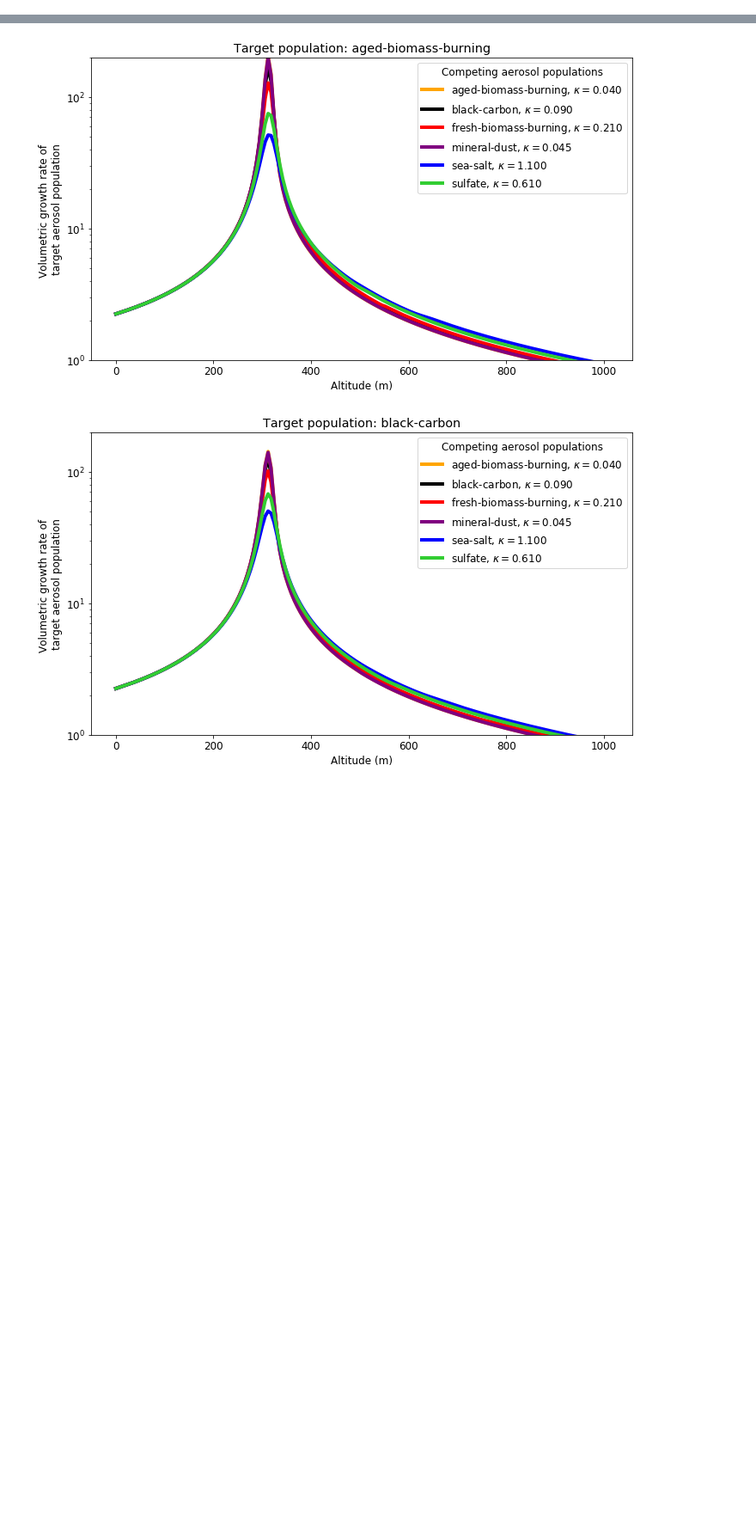
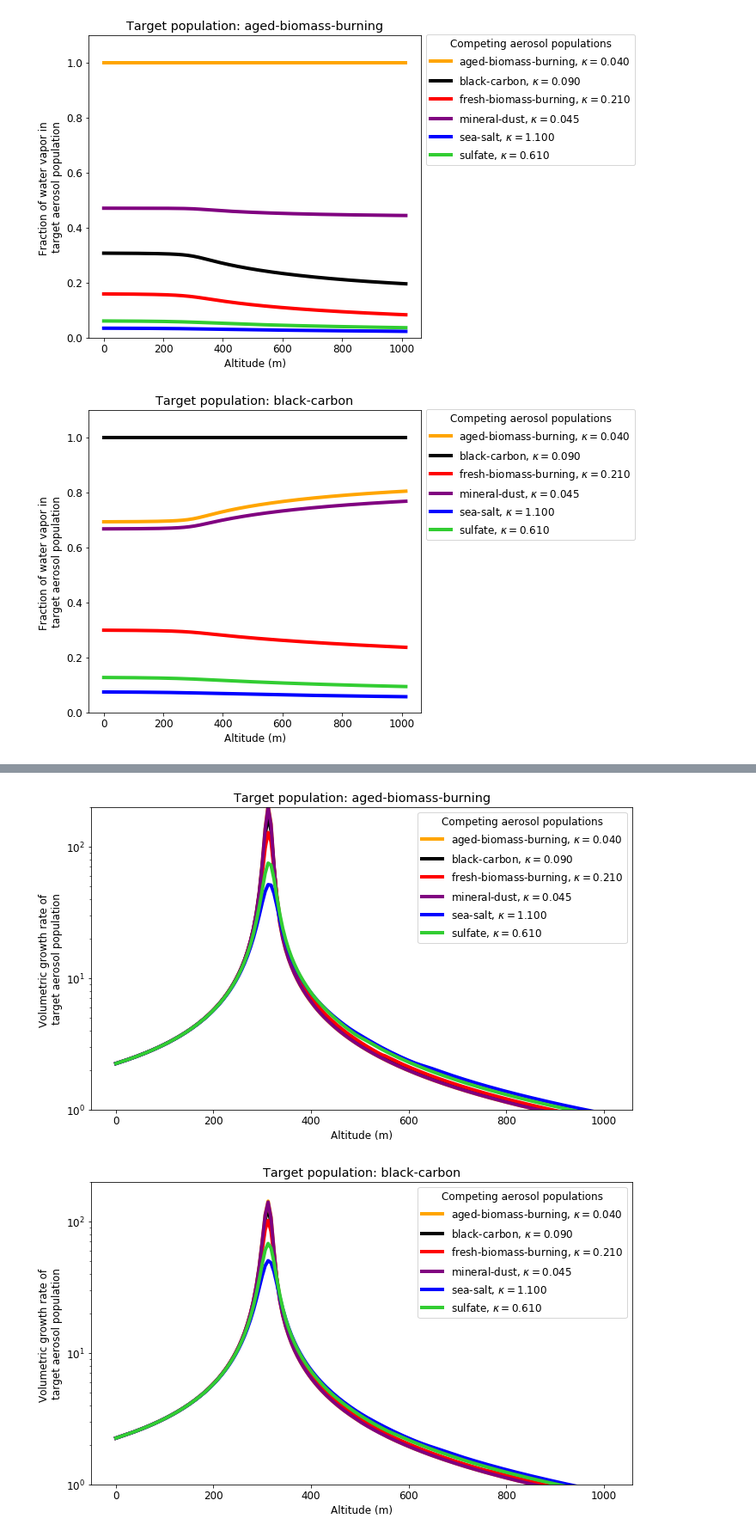
Before and after one commit to claresinger/pyrcel, a Jupyter notebook: clare/test_compete.ipynb, the cells around one changed output, grey strips where cells are left out. Shown at 86% size. Drawn from its saved outputs; the diff is of its cells as text; code cells hidden in the pictures; blank space fills up the shorter version.

```diff
--- a/clare/test_compete.ipynb
+++ b/clare/test_compete.ipynb
@@ -219,0 +207,69 @@ plt.close()
+# %%
+# loop over aerosol species
+for s,species in enumerate(names):
+    # create figure for plotting
+    fig = plt.figure(figsize=(10,6))
+
+    # loop over parcels
+    for i,atrace in enumerate(aerosol_trace_list):
+        ptrace = parcel_trace_list[i]
+        init = init_aerosols_list[i]
+
+        #initialize lists
+        water_vols = list()
+        rates = list()
+
+        # loop over aerosol pops in parcel
+        for j,name in enumerate(atrace):
+            N = init[j].Nis
+            rd = init[j].r_drys
+            r = atrace[name].values
+
+            # compute total volume of population
+            vol = clc.calc_tot_vol(r,N)
+            vdry = clc.calc_tot_vol(rd,N)
+            growth_rate = np.diff(vol)/vol[0:-1]*100
+            water_vol = vol - vdry
+
+            # add to list
+            rates.append(growth_rate)
+            water_vols.append(water_vol)
+
+        # compute fraction of water vapor in each population
+        water_vols = np.array(water_vols)
+        tot_water = sum(water_vols)
+        frac_water = water_vols/tot_water
+
+        # loop over aerosol pops in parcel
+        keys = list(atrace.keys())
+        for j,name in enumerate(atrace):
+            # check if target species for plot
+            if name == species:
+                if len(keys) == 1:
+                    othername = species
+                else:
+                    othername = keys[j-1]
+                label = othername+", $\kappa={:.3f}$".format(init[j-1].kappa)
+                alt = ptrace["z"]
+                plt.plot(alt,frac_water[j,:],'-', lw=4, color=cols[othername], label=label)
+
+    # set plot parameters
+    plt.title("Target population: "+species)
+    plt.ylim([0,1.1])
+    plt.xlabel("Altitude (m)")
+    plt.ylabel("Fraction of water vapor in \ntarget aerosol population")
+
+    # sort legend alphabetically
+    ax=plt.gca()
+    handles, labels = ax.get_legend_handles_labels()
+    labels, handles = zip(*sorted(zip(labels, handles), key=lambda t: t[0]))
+    ax.legend(handles, labels, title="Competing aerosol populations", loc='top right', bbox_to_anchor=(1.0, 1.02))
+
+    plt.rcParams.update({'font.size': 12})
+    plt.tight_layout()
+    plt.savefig("./figs/competition_updraft-limited/water_frac_"+species+".png",dpi=300)
+    plt.show()
+    plt.close()
+# %% [output]
+[figure, added]
+[figure, added]
```
Also changed, not shown: parts of 3 cells of this notebook, 41 other files.
